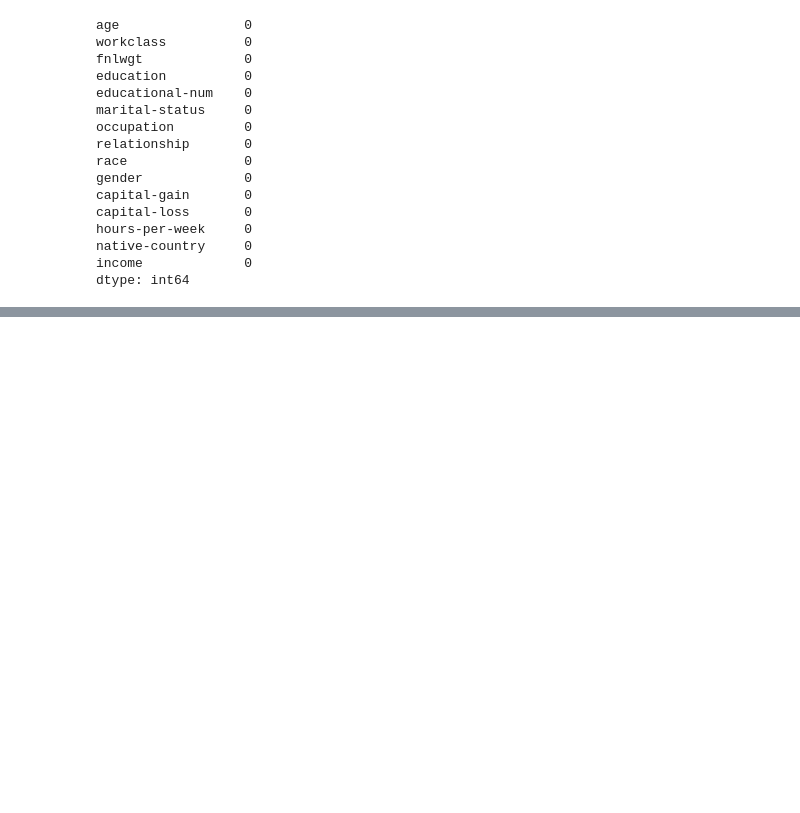
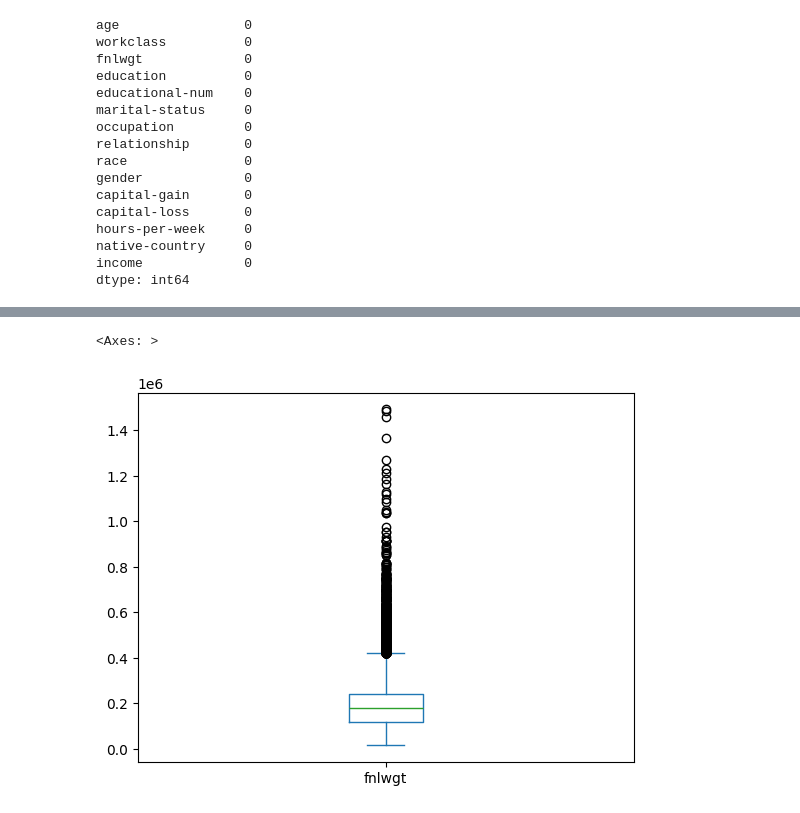
Before and after one commit to WanAdamm/CPC152-Assignment-2, a Jupyter notebook: data cleaning.ipynb, the cells around one changed output, grey strips where cells are left out. Saved outputs shown, nothing was run; the diff lists cells and outputs as text; code cells hidden in the pictures; blank space fills up the shorter version.

```diff
--- a/data cleaning.ipynb
+++ b/data cleaning.ipynb
@@ -173,0 +187,5 @@ df.to_csv('adult(no missing value).csv')
+# %%
+df['fnlwgt'].plot(kind='box')
+# %% [output]
+<Axes: >
+[figure, added]
```
Also changed, not shown: parts of 32 cells of this notebook, 2 other files.
